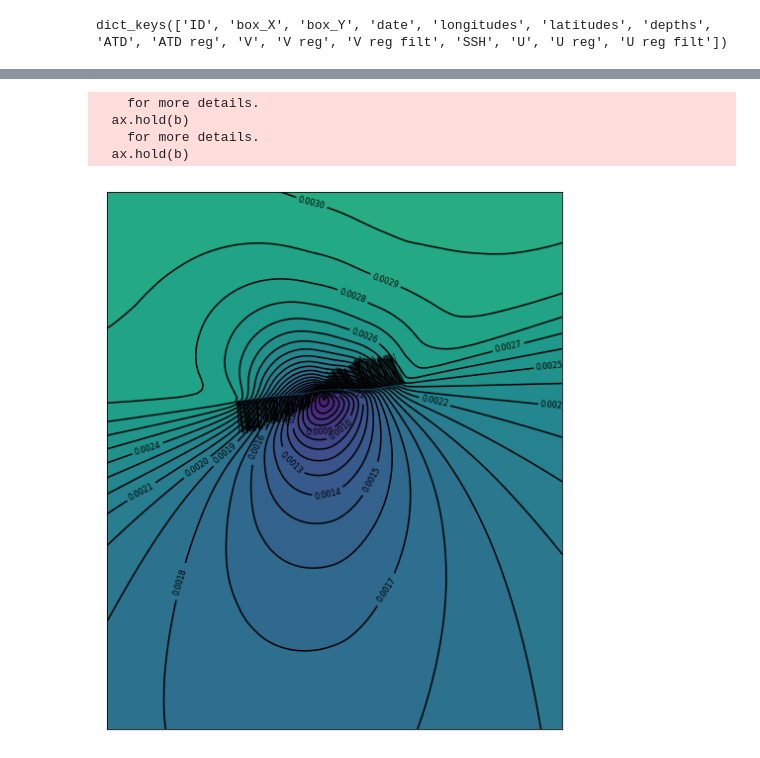
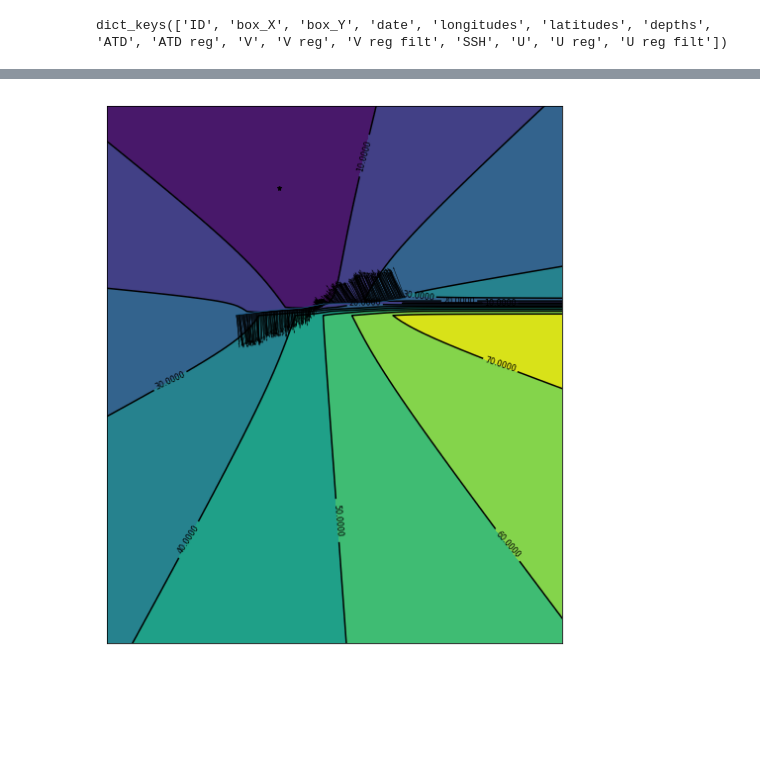
Before and after one commit to TheBobby/ADCP, a Jupyter notebook: Example.ipynb, the cells around one changed output, grey strips where cells are left out. Drawn from its saved outputs; the diff is of its cells as text; code cells hidden in the pictures; blank space fills up the shorter version.

```diff
--- a/Example.ipynb
+++ b/Example.ipynb
@@ -17,11 +17,11 @@ import scipy.optimize as optimization
 # %%
 path1 = '/home/affholder/Documents/Stage/Araujo/Eddie_Tracks/FORSA_Data/FORSA_data/ADCP/'
 path2 = '/home/affholder/Documents/ENS/AFC/Stage/Araujo/Eddie_Tracks/FORSA_Data/FORSA_data/ADCP/'
-FORSA_path = path2
+FORSA_path = path1
 FORSA_filename = '151701.dat'
 path3 = '/home/affholder/Documents/Stage/Araujo/Eddie_Tracks/M124_Data/ADCP/'
 path4 = '/home/affholder/Documents/ENS/AFC/Stage/Araujo/Eddie_Tracks/M124_Data/ADCP/'
-M124_path = path4
+M124_path = path3
 M124_filename = 'M124_ADCP_38khz.txt'
 # %%
 ADCP_F = level1.FORSA_translate(FORSA_path + FORSA_filename)
@@ -175,7 +175,7 @@ for i in range(len(ADCPs)):
 # %%
 #np.save('eddies_last',eddies)
 # %%
-eddies = np.load('eddies_last.npy').item()
+eddies = np.load('../../eddies_last.npy').item()
 # %%
 eddy = 'V3'
 lon = eddies[eddy]['longitudes']
@@ -458,6 +460,7 @@ xmax,ymax = m(lonmax,latmax)
 index = np.where(depths < 350)[0]
 U_me = np.nanmean(eddies[eddy]['U'][600:1200,index],axis=1)
 V_me = np.nanmean(eddies[eddy]['V'][600:1200,index],axis=1)
+Angles_me = np.angle(U_me + V_me*1j,deg=False)
 Umint = np.nancumsum(U_me*deltat/1000)
 Vmint = np.nancumsum(V_me*deltat/1000)
 Vmint_vc = np.nanmax(Vmint)
@@ -474,10 +477,11 @@ for j in range(len(x_box)):
     for i in range(len(y_box)):
         x_center = x_box[j]
         y_center = y_box[i]
-        #u,v = inversions.Simulate(x_center,y_center,x,y,omega=5.7e-6)
+        angles,norms = inversions.Simulate(x_center,y_center,x,y,omega=5.7e-6)
         #angles = np.arccos((U_me * u + V_me * v)/(np.sqrt(U_me**2 + V_me**2) * np.sqrt(u**2 + v**2)))
         #angles = angles[np.isfinite(angles)]
         #score = np.nanmean(angles)/len(U_me)
-        score = Cost([x_center,y_center,4.28e-06],U_me,V_me,x,y)
+#         score = Cost([x_center,y_center,4.28e-06],U_me,V_me,x,y)
+        score = np.sqrt(np.nansum(Angles_me - angles)**2)/np.sqrt(2*np.sum(np.isfinite(Angles_me)))
         S[i,j] = score
 # Tmasked = ma.masked_where(P > 0.05,T)
@@ -484,20 +495,16 @@ for j in range(len(x_box)):
 # %%
 matrix = S
 fig = plt.figure(figsize=(10,10))
 ax = plt.subplot(1,1,1)
 ax.set_aspect('equal')
-levels = np.arange(0,5e-3,1e-4)
-plt.contourf(X_box,Y_box,matrix,levels=levels)
-cont = plt.contour(X_box,Y_box,matrix,colors='k',levels=levels)
+# levels = np.arange(0,5e-3,1e-4)
+plt.contourf(X_box,Y_box,matrix)
+cont = plt.contour(X_box,Y_box,matrix,colors='k')
 plt.clabel(cont, fontsize=8, inline=1, fmt='%1.4f')
 m.plot(x,y,linewidth=0.5)
 m.quiver(x,y,U_me,V_me,pivot='tail',width=0.001,scale=5)
 # plt.plot(x_rs_c,y_rs_c,'r*',ms=5)
 m.plot(X_box[np.where(matrix == np.nanmin(matrix))],Y_box[np.where(matrix == np.nanmin(matrix))],'k*',ms=5)
 plt.show()
 # %% [output]
-    for more details.
-  ax.hold(b)
-    for more details.
-  ax.hold(b)
-[figure, old version]
+[figure, new version]
```
Also changed, not shown: parts of 30 cells of this notebook, 2 other files.
